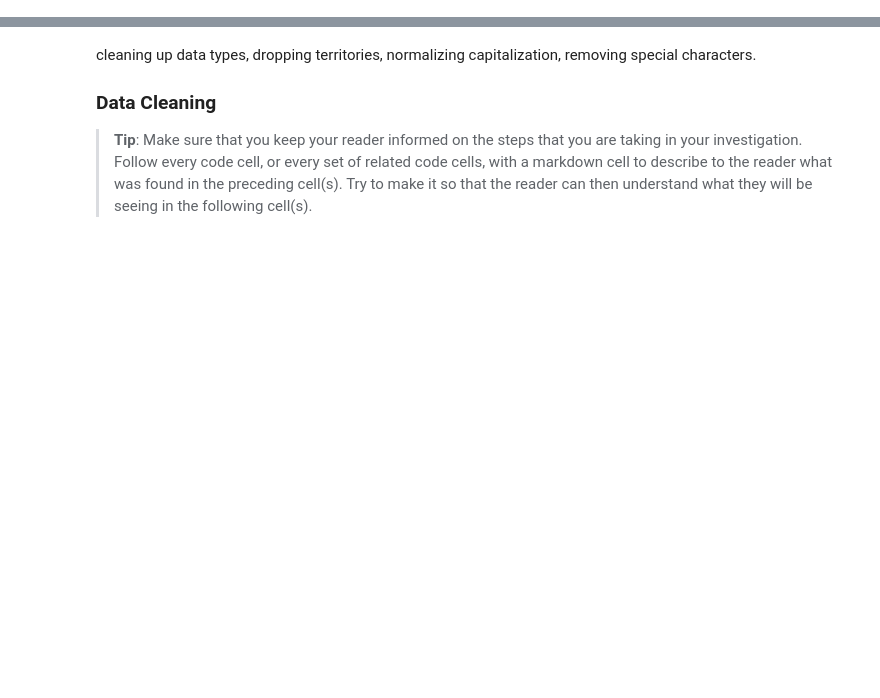
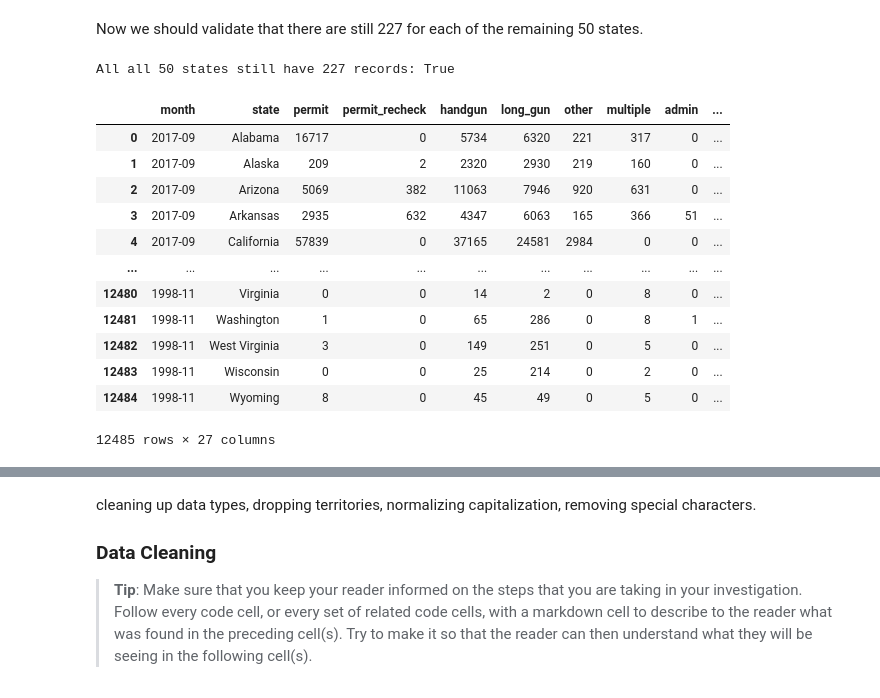
Before and after one commit to birbarino/Python-Projects, a Jupyter notebook: intro-to-ds/project/Investigate_a_Dataset.ipynb, the cells around one changed output, grey strips where cells are left out. Cells and saved outputs as stored; diff of their text form; code cells hidden in the pictures; blank space fills up the shorter version.

Commit message:
almost done wrangling nics data

```diff
--- a/intro-to-ds/project/Investigate_a_Dataset.ipynb
+++ b/intro-to-ds/project/Investigate_a_Dataset.ipynb
@@ -95,3 +95,5 @@ import matplotlib.pyplot as plt
 #   Perform operations to inspect data types and look for instances of missing
 #   or possibly errant data. There are at least 4 - 6 methods you can call on your
 #   dataframe to obtain this information.
+df_nics = pd.read_csv('gun_data.csv')
+df_nics.head(3)
@@ -97,0 +164,3 @@ import matplotlib.pyplot as plt
+# %%
+# Replace all null values with 0 to prevent errors when typecasting
+df_nics.fillna(0, inplace=True)
@@ -97,0 +201,12 @@ import matplotlib.pyplot as plt
+# %%
+drop_states = ['District of Columbia', 'Virgin Islands', 'Puerto Rico', 'Guam', 'Mariana Islands']
+
+for state in drop_states:
+    drops = df_nics[df_nics['state'] == state].index
+
+    for i in drops:
+        df_nics.drop(index=i, inplace=True)
+
+states = df_nics['state'].unique()
+print("Length is:", len(states))
+print("Values are:", states)
@@ -97,0 +223,26 @@ import matplotlib.pyplot as plt
+# %% [markdown]
+Now we should validate that there are still 227 for each of the remaining 50 states.
+# %%
+print("All all 50 states still have 227 records:", (df_nics['state'].value_counts().values == 227).all())
+# %% [output]
+All all 50 states still have 227 records: True
+# %%
+numeric_cols = df_nics.columns.to_list()[2:]  # permit --> totals
+
+# Re-cast all numeric columns to int32
+for col in numeric_cols:
+    df_nics[col] = df_nics[col].astype('int32')
+# %% [output]
+|  | month | state | permit | permit_recheck | handgun | long_gun | other | multiple | admin | ... |
+| 0 | 2017-09 | Alabama | 16717 | 0 | 5734 | 6320 | 221 | 317 | 0 | ... |
+| 1 | 2017-09 | Alaska | 209 | 2 | 2320 | 2930 | 219 | 160 | 0 | ... |
+| 2 | 2017-09 | Arizona | 5069 | 382 | 11063 | 7946 | 920 | 631 | 0 | ... |
+| 3 | 2017-09 | Arkansas | 2935 | 632 | 4347 | 6063 | 165 | 366 | 51 | ... |
+| 4 | 2017-09 | California | 57839 | 0 | 37165 | 24581 | 2984 | 0 | 0 | ... |
+| ... | ... | ... | ... | ... | ... | ... | ... | ... | ... | ... |
+| 12480 | 1998-11 | Virginia | 0 | 0 | 14 | 2 | 0 | 8 | 0 | ... |
+| 12481 | 1998-11 | Washington | 1 | 0 | 65 | 286 | 0 | 8 | 1 | ... |
+| 12482 | 1998-11 | West Virginia | 3 | 0 | 149 | 251 | 0 | 5 | 0 | ... |
+| 12483 | 1998-11 | Wisconsin | 0 | 0 | 25 | 214 | 0 | 2 | 0 | ... |
+| 12484 | 1998-11 | Wyoming | 8 | 0 | 45 | 49 | 0 | 5 | 0 | ... |
+12485 rows × 27 columns
```
Also changed, not shown: parts of 23 cells of this notebook, 1 other file.
